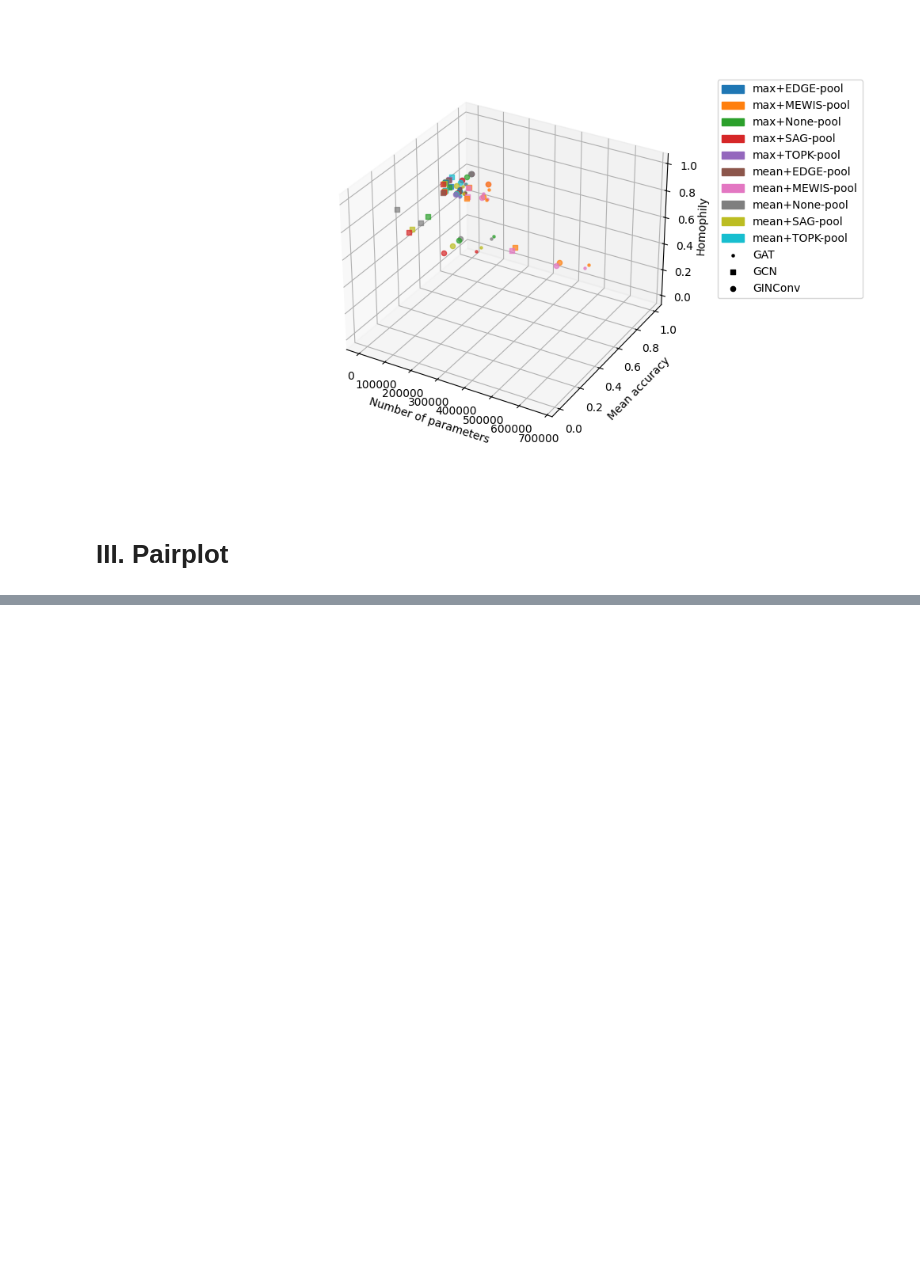
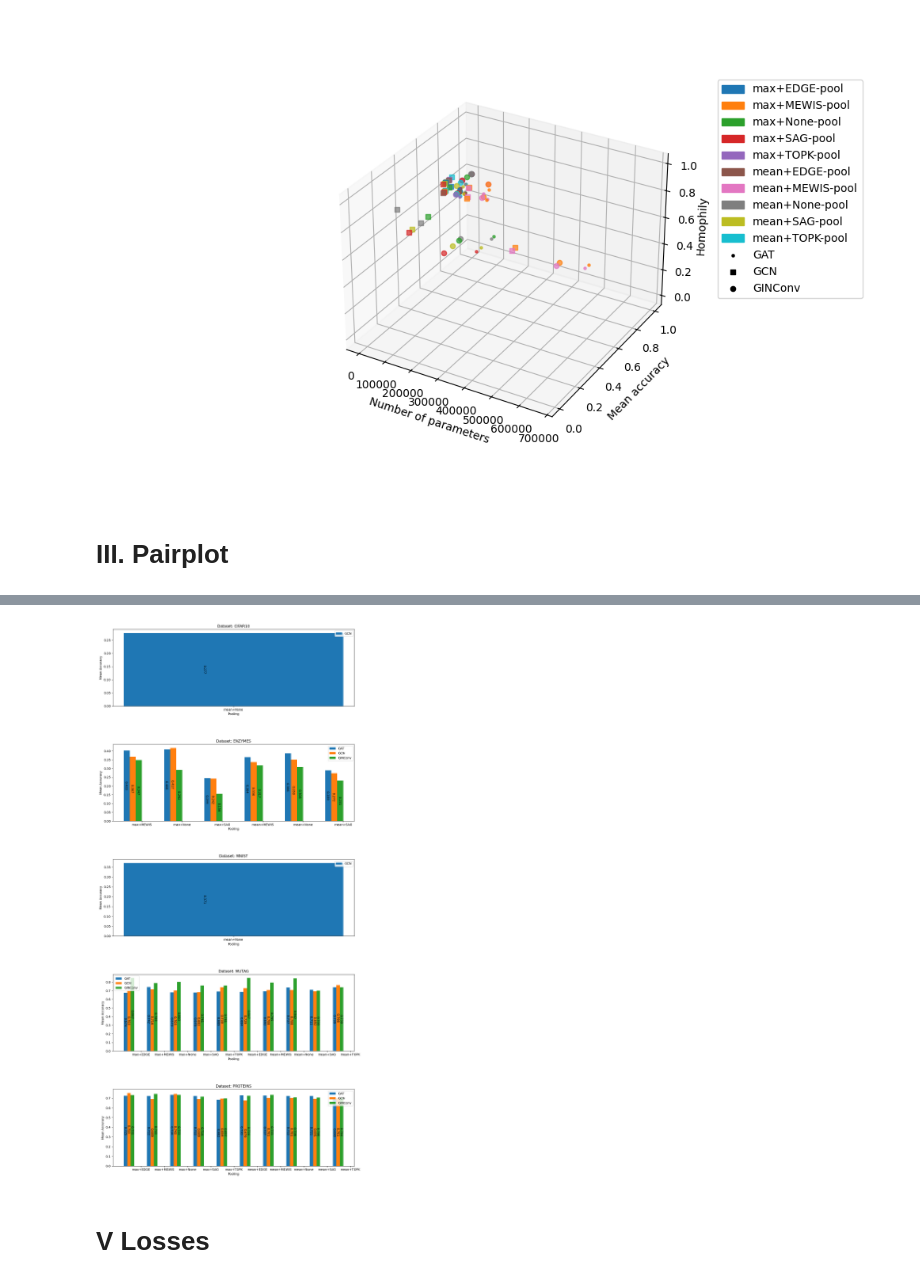
Before and after one commit to AntoineTSP/ML_research_seminar, a Jupyter notebook: Visualisation/Resultats_graphiques_GNN.ipynb, the cells around one changed output, grey strips where cells are left out. Cells and saved outputs as stored; diff of their text form; code cells hidden in the pictures; blank space fills up the shorter version.

```diff
--- a/Visualisation/Resultats_graphiques_GNN.ipynb
+++ b/Visualisation/Resultats_graphiques_GNN.ipynb
@@ -91,2 +143,8 @@ dict_keys(['dataset', 'max_epochs', 'patience', 'lr', 'convolution_layer', 'glob
+# %%
+plot_bar_dataset(list_dict, "pooling", "convolution_layer", 12);
+# %% [output]
+[figure, added]
+# %% [markdown]
+# V Losses
 # %%
 plot_losses(list_dict, "train")
```
Also changed, not shown: parts of 10 cells of this notebook, 2 other files.
